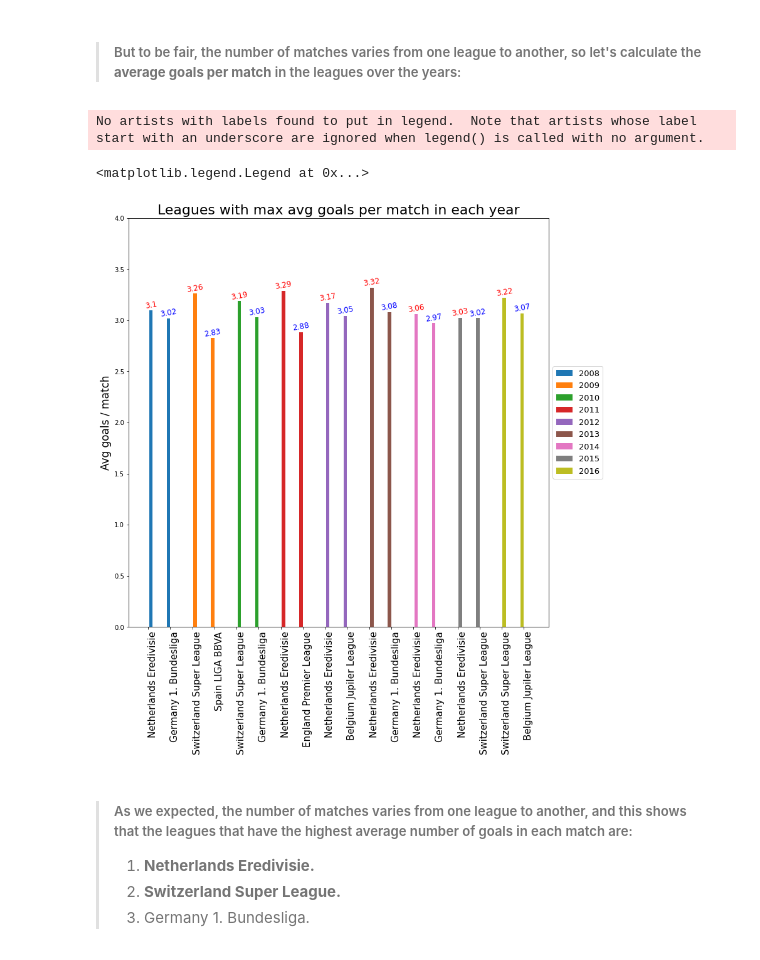
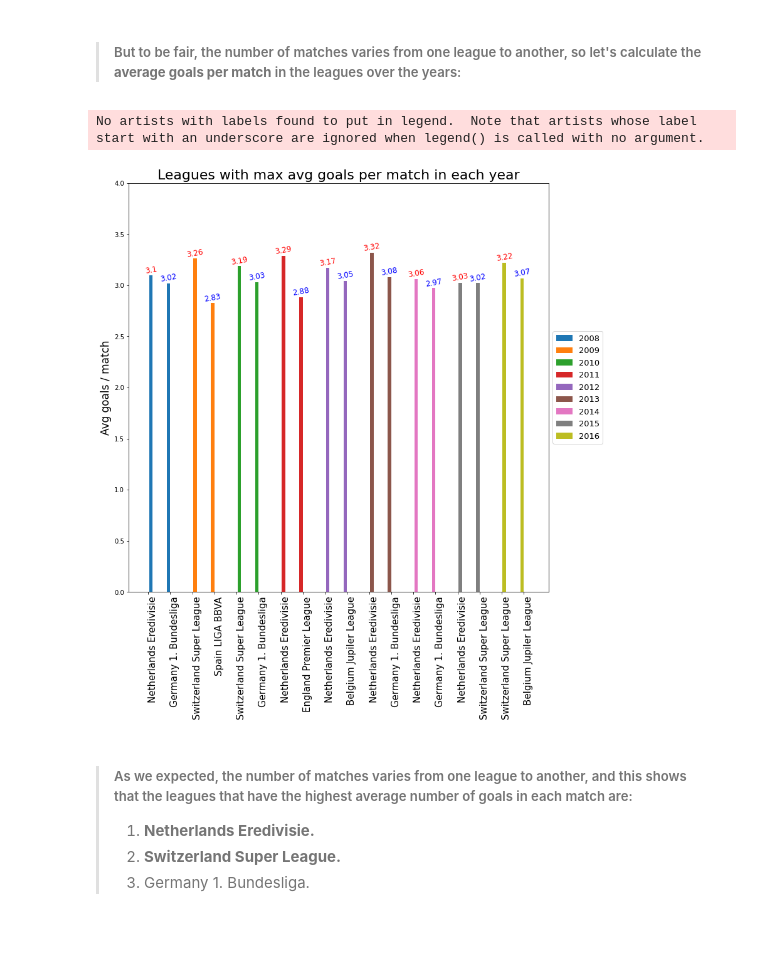
Before and after one commit to mo7amed7assan1911/European-Soccer-Data-Analysis, a Jupyter notebook: investigate-a-dataset-template.ipynb, the cells around one changed output. Drawn from its saved outputs; the diff is of its cells as text; code cells hidden in the pictures.

```diff
--- a/investigate-a-dataset-template.ipynb
+++ b/investigate-a-dataset-template.ipynb
@@ -900,50 +915,12 @@ No artists with labels found to put in legend.  Note that artists whose label st
 > ##### This explains why the Spanish and English leagues are the most watched in the world.
 # %% [markdown]
 > ##### But to be fair, the number of matches varies from one league to another, so let's calculate the **average goals per match** in the leagues over the years:
-# %%
-leagus_avg_goals = Match_League_Country.groupby(['Year', 'league_name']).mean()
-df = {}
-years = np.arange(2008, 2017)
-
-# making a dicitonary saves the most 2 leagues has goals in each ear.
-for i in range(len(years)):
-    df[years[i]] = leagus_avg_goals.query(f'Year == {years[i]}')['Total_goals'].nlargest(2)
-
-
-
-fig, ax = plt.subplots(figsize=(12, 12))
-x = 0
-# plotting bars
-for year in years:
-    plt.bar(np.arange(0, 8, 4) + x ,df[year].values)
-
-    # typing each maximum goal for each league
-    plt.text(0 + x, df[year].values[0] , round(df[year].values[0], 2), ha='center', va='bottom' , fontsize=12,  color='r', rotation='10')
-    plt.text(4 + x, df[year].values[1] , round(df[year].values[1], 2), ha='center', va='bottom',fontsize=12, color='b', rotation='10')
-
-    # splitting betweeen the years
-    x += 10
-
-
-# getting the names of the leagues to use it in plt.xlabels of plt.set_xticks.
-names = []
-for i in range(len(years)):
-    names.append(df[years[i]].index[0][1])
-    names.append(df[years[i]].index[1][1])
-
-# typing on the x-axis
-ax.set_ylabel('Avg goals / match', fontsize=17)
-ax.set_title('Leagues with max avg goals per match in each year', fontsize=22)
-ax.set_xticks(np.arange(0, 180/2, 5) - 0.6  ,names, rotation=90,minor=False,ha='left', fontsize=15)
-
-ax.legend()
-plt.xlim(-5, 90)
-plt.ylim(0, 4)
-plt.legend(np.arange(2008, 2017), loc='center left', bbox_to_anchor=(1, 0.5), fontsize=13, prop={'size': 13})
-# %% [output]
-No artists with labels found to put in legend.  Note that artists whose label start with an underscore are ignored when legend() is called with no argument.
-<matplotlib.legend.Legend at 0x...>
-[figure, removed]
+# %%
+# we will use the function we created in getting the leagues with most goals each year.
+leagues_plt('avg')
+# %% [output]
+No artists with labels found to put in legend.  Note that artists whose label start with an underscore are ignored when legend() is called with no argument.
+[figure, added]
 # %% [markdown]
 > ##### As we expected, the number of matches varies from one league to another, and this shows that the leagues that have the highest average number of goals in each match are:
 > 1. **Netherlands Eredivisie.**
```
Also changed, not shown: parts of 5 cells of this notebook.
